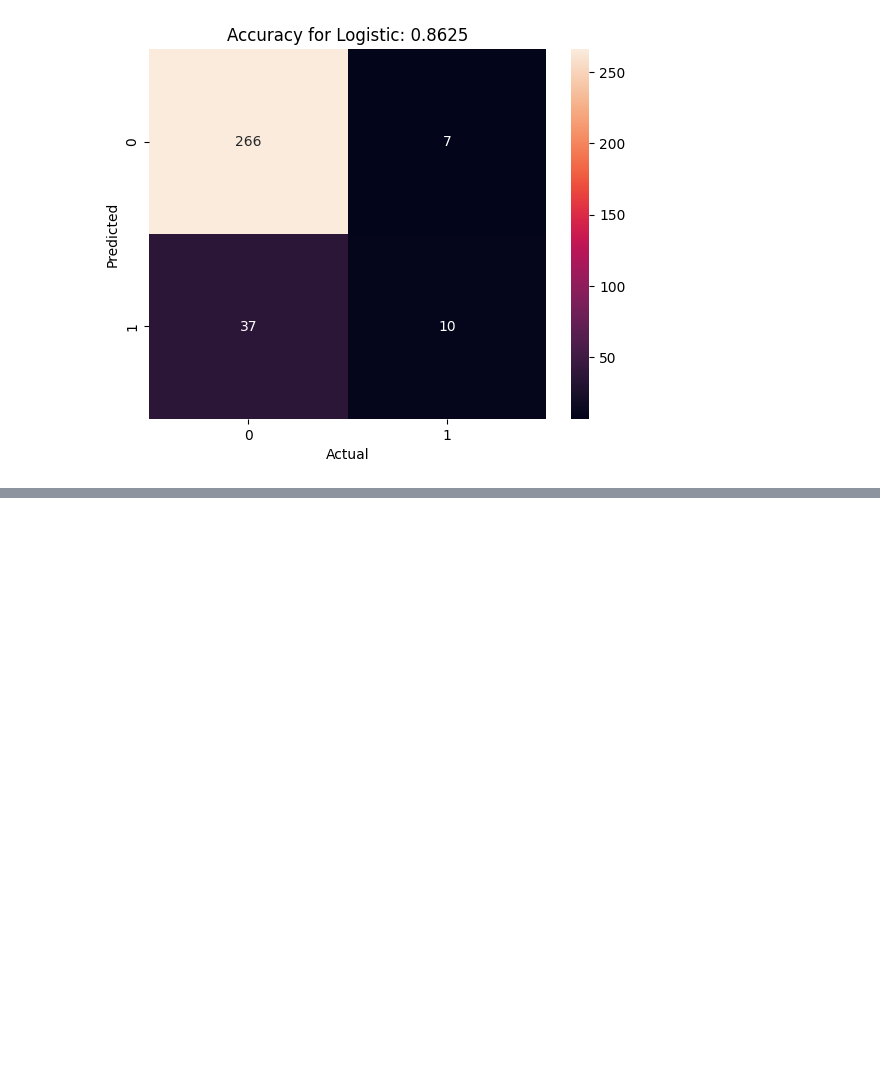
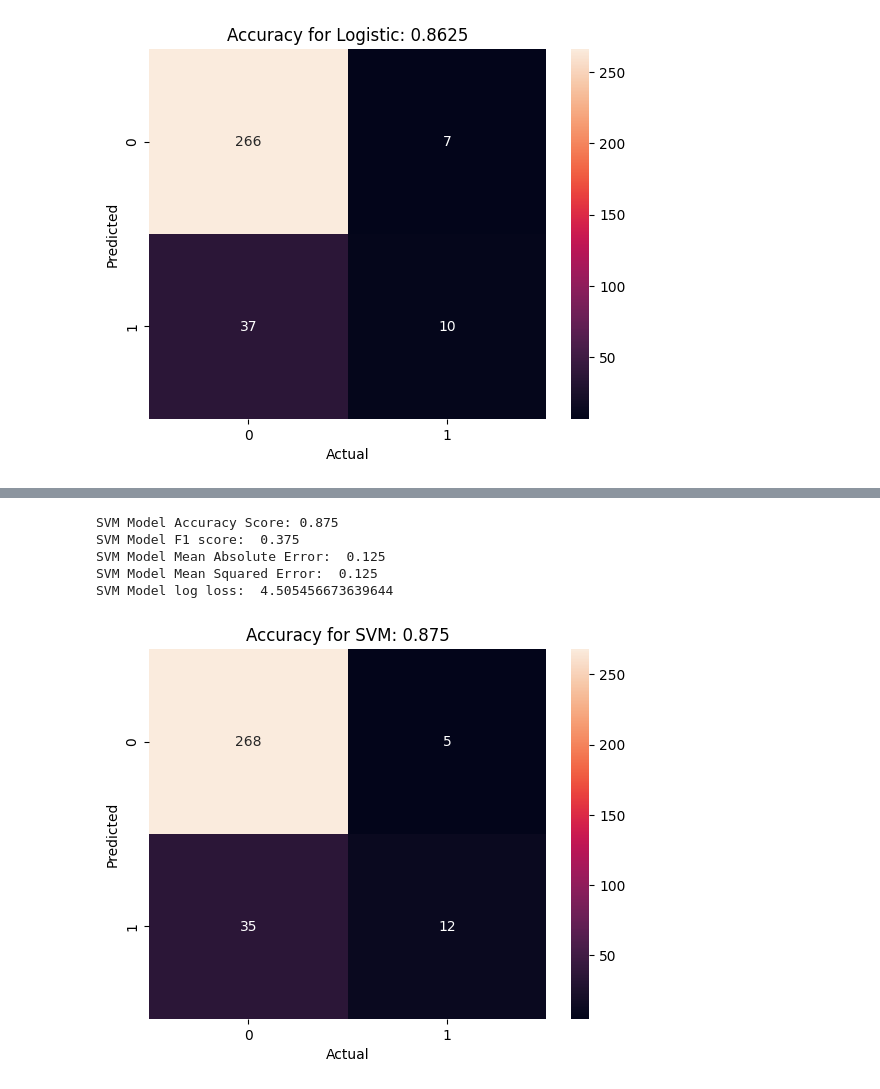
Before and after one commit to shadmankhezri/classification, a Jupyter notebook: wine_quality/wine_quality.ipynb, the cells around one changed output, grey strips where cells are left out. Drawn from its saved outputs; the diff is of its cells as text; code cells hidden in the pictures; blank space fills up the shorter version.

Commit message:
SVM model created

```diff
--- a/wine_quality/wine_quality.ipynb
+++ b/wine_quality/wine_quality.ipynb
@@ -318,0 +321,7 @@ plt.show()
+# %%
+# create the model
+
+from sklearn.svm import SVC
+
+svm_model = SVC(kernel='rbf')
+svm_model
@@ -318,0 +330,4 @@ plt.show()
+# %%
+# training the model with train data
+
+svm_model.fit(X_train, y_train)
@@ -318,0 +338,8 @@ plt.show()
+# %%
+# test the model
+
+y_pred_svm = svm_model.predict(X_test)
+
+print(f"Real Values:\n{y_test[0:5]}")                      # real value
+print()
+print(f"Predict Values:\n{y_pred_svm[0:5]}")          # predict value
@@ -318,0 +357,29 @@ plt.show()
+# %%
+# Calculation of average error and accuracy for SVM model
+
+from sklearn.metrics import f1_score, mean_absolute_error, mean_squared_error, log_loss, accuracy_score
+
+print('SVM Model Accuracy Score:', accuracy_score(y_test, y_pred_svm))
+print('SVM Model F1 score: ', f1_score(y_test, y_pred_svm))
+print('SVM Model Mean Absolute Error: ', mean_absolute_error(y_test, y_pred_svm))
+print('SVM Model Mean Squared Error: ', mean_squared_error(y_test, y_pred_svm))
+print('SVM Model log loss: ', log_loss(y_test, y_pred_svm))
+# %% [output]
+SVM Model Accuracy Score: 0.875
+SVM Model F1 score:  0.375
+SVM Model Mean Absolute Error:  0.125
+SVM Model Mean Squared Error:  0.125
+SVM Model log loss:  4.505456673639644
+# %%
+# confusion matrix heatmap for SVM model
+
+from sklearn.metrics import confusion_matrix
+
+sns.heatmap(confusion_matrix(y_test, y_pred_svm), annot=True, fmt='d')
+
+plt.title(f'Accuracy for SVM: {accuracy_score(y_test, y_pred_svm)}')
+plt.ylabel('Predicted')
+plt.xlabel('Actual')
+plt.show()
+# %% [output]
+[figure, added]
```
Also changed, not shown: parts of 5 cells of this notebook.
